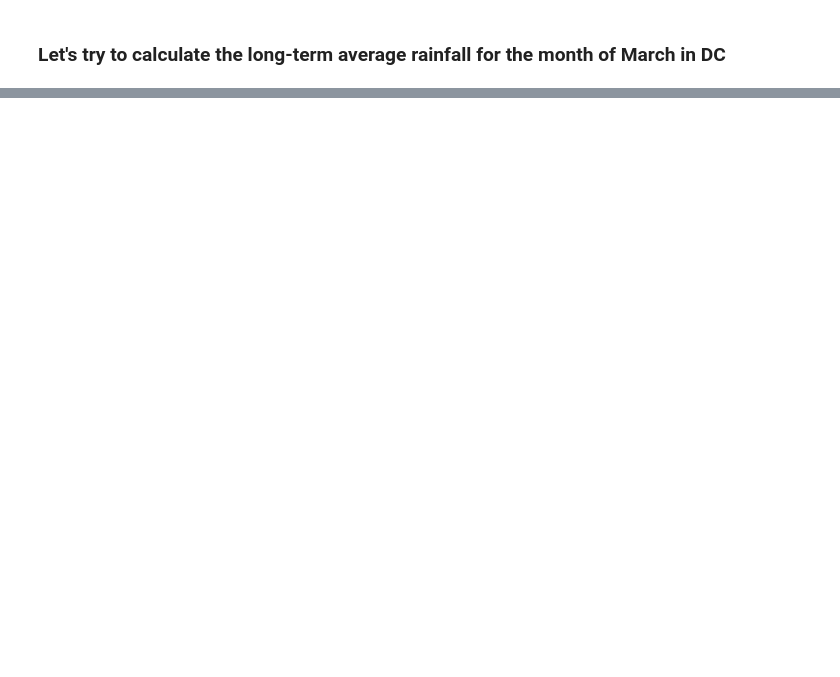
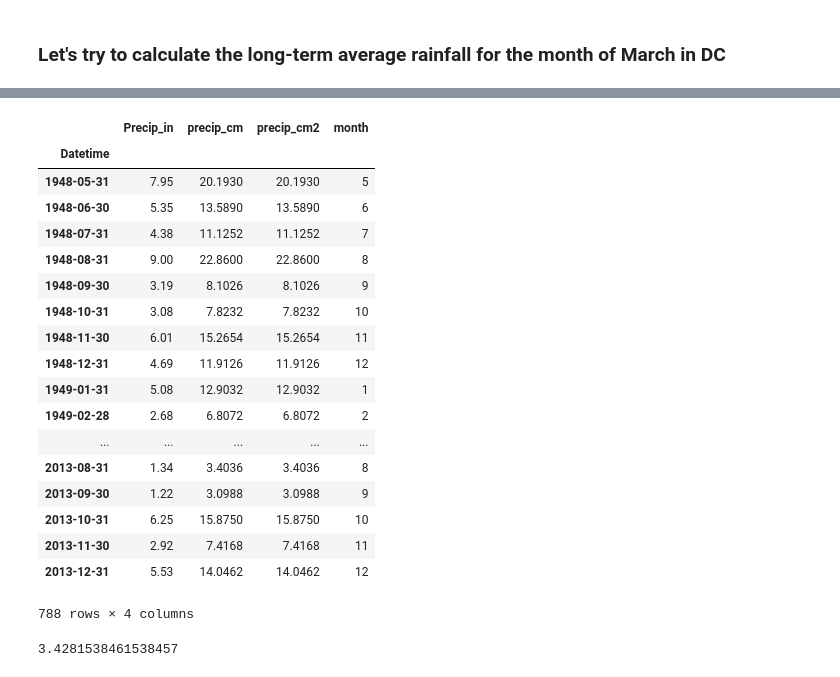
Before and after one commit to LimnoTech/Python-Data-Analysis-Course, a Jupyter notebook: notebooks/Day 2 No 1 - Pandas and Timeseries.ipynb, the cells around one changed output, grey strips where cells are left out. Saved outputs shown, nothing was run; the diff lists cells and outputs as text; code cells hidden in the pictures; blank space fills up the shorter version.

```diff
--- a/notebooks/Day 2 No 1 - Pandas and Timeseries.ipynb
+++ b/notebooks/Day 2 No 1 - Pandas and Timeseries.ipynb
@@ -116,2 +235,24 @@ dfmonth.head()
+# %%
+dfmonth
+# %% [output]
+|  | Precip_in | precip_cm | precip_cm2 | month |
+| Datetime |  |  |  |  |
+| 1948-05-31 | 7.95 | 20.1930 | 20.1930 | 5 |
+| 1948-06-30 | 5.35 | 13.5890 | 13.5890 | 6 |
+| 1948-07-31 | 4.38 | 11.1252 | 11.1252 | 7 |
+| 1948-08-31 | 9.00 | 22.8600 | 22.8600 | 8 |
+| 1948-09-30 | 3.19 | 8.1026 | 8.1026 | 9 |
+| 1948-10-31 | 3.08 | 7.8232 | 7.8232 | 10 |
+| 1948-11-30 | 6.01 | 15.2654 | 15.2654 | 11 |
+| 1948-12-31 | 4.69 | 11.9126 | 11.9126 | 12 |
+| 1949-01-31 | 5.08 | 12.9032 | 12.9032 | 1 |
+| 1949-02-28 | 2.68 | 6.8072 | 6.8072 | 2 |
+| ... | ... | ... | ... | ... |
+| 2013-08-31 | 1.34 | 3.4036 | 3.4036 | 8 |
+| 2013-09-30 | 1.22 | 3.0988 | 3.0988 | 9 |
+| 2013-10-31 | 6.25 | 15.8750 | 15.8750 | 10 |
+| 2013-11-30 | 2.92 | 7.4168 | 7.4168 | 11 |
+| 2013-12-31 | 5.53 | 14.0462 | 14.0462 | 12 |
+788 rows × 4 columns
 # %%
 #what's the average march rainfall?
@@ -118,0 +262,4 @@ dfmonth[dfmonth['month']==3].mean()     #Take the mean of all march lines
+# %%
+a
+# %% [output]
+3.4281538461538457
```
Also changed, not shown: parts of 18 cells of this notebook, 6 other files.
